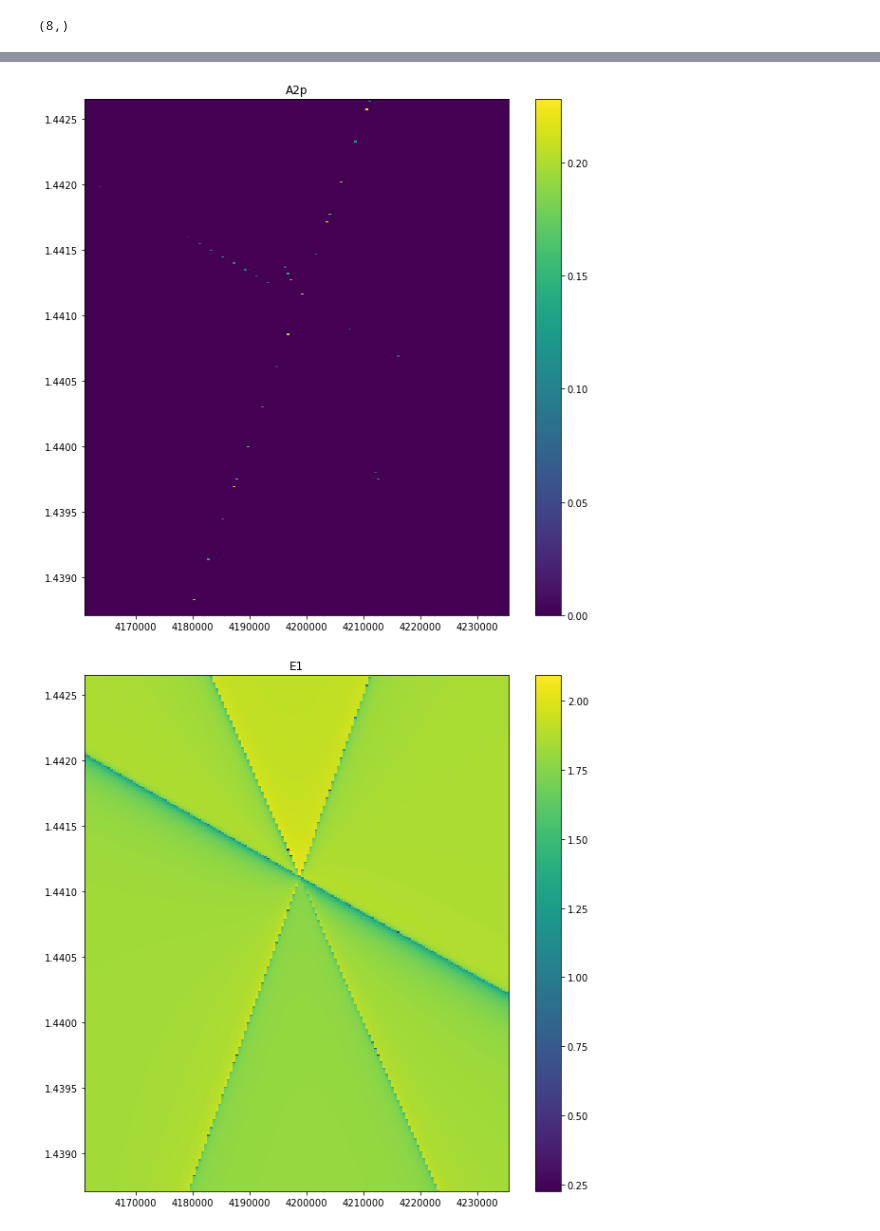
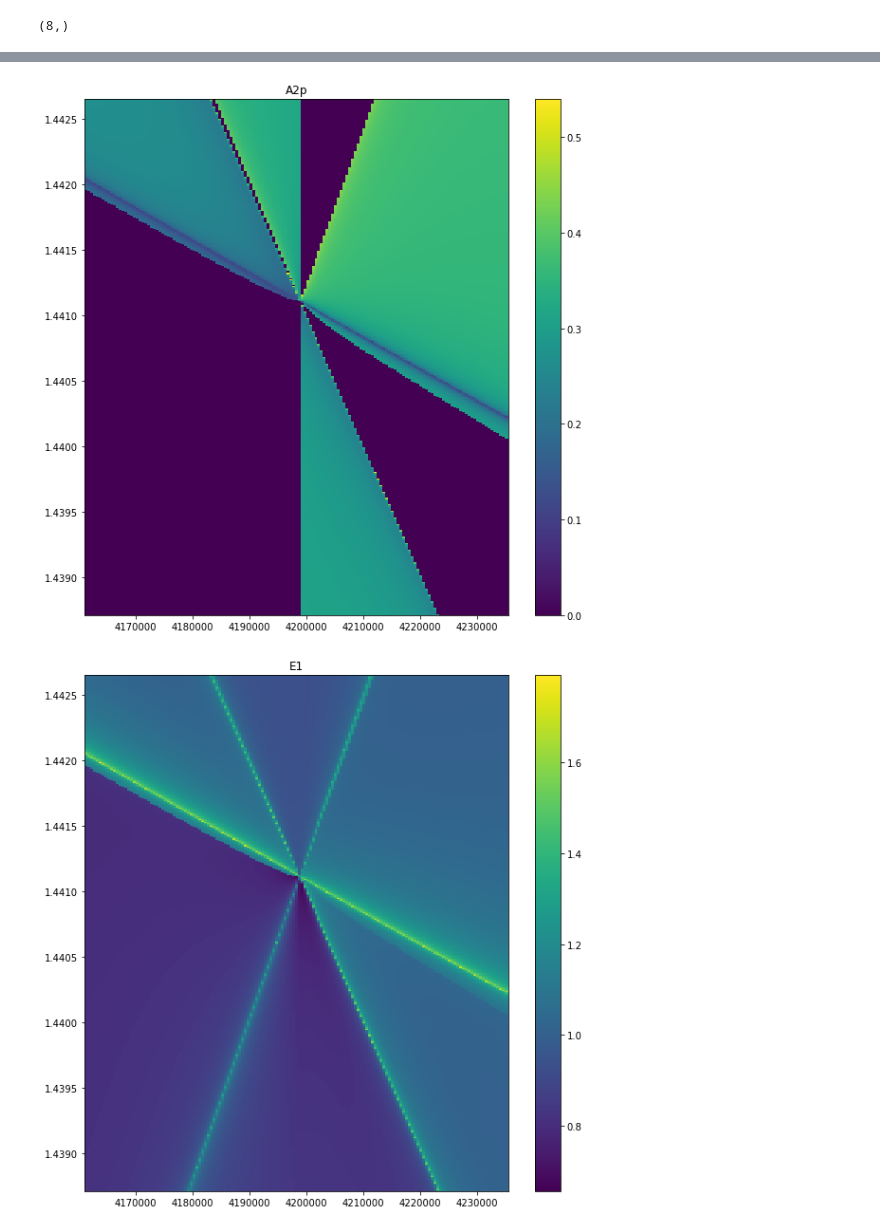
Before and after one commit to texnokrates/qpms-ipynotebooks, a Jupyter notebook: hexlaser/Dispersions-projections.ipynb, the cells around one changed output, grey strips where cells are left out. Cells and saved outputs as stored; diff of their text form; code cells hidden in the pictures.

Commit message:
Fix projector operators in notebooks

```diff
--- a/hexlaser/Dispersions-projections.ipynb
+++ b/hexlaser/Dispersions-projections.ipynb
@@ -384,6 +385,7 @@ for sorder in (-1,):#,-2,-3,-4,-5):
 
     theVprojections_v1 = dict() # non-normalised projector (probably this one is correct)
     theVprojections_v2 = dict() # normalised projector
+    theVprojections_v3 = dict() # normalised projector squared
     reps =  gen_hexlattice_Kpoint_svwf_rep(lMax, 1)
     for repkey, rep in reps.items():
         genvec = np.ones((2,2,nelem))
@@ -392,17 +394,28 @@ for sorder in (-1,):#,-2,-3,-4,-5):
         theVprojections_pre = np.abs(np.sum(theV[:,:,ň,ň,:,:,:] * symproj, axis=(-3,-2,-1))) #[nomega,nk,d,d] # raději kvadrát???
         theVprojections_v1[repkey] = np.sum(theVprojections_pre, axis = (-2,-1))
         theVprojections_v2[repkey] = np.sum(theVprojections_pre / np.sum(symproj*symproj.conj(),axis=(-3,-2,-1)).real,(-2,-1))
+        theVprojections_v3[repkey] = np.sum(theVprojections_pre**2 / np.sum(symproj*symproj.conj(),axis=(-3,-2,-1)).real,(-2,-1))
 
 
-    repkeylist = ['A1p', 'A1pp', 'A2p', 'A2pp', 'E1', 'E2']# list(reps.keys())
+    if TE_or_TM is None:
+        repkeylist = ['A1p', 'A1pp', 'A2p', 'A2pp', 'E1', 'E2']# list(reps.keys())
+    elif TE_or_TM ==0:
+        repkeylist = ['A1p', 'A2p', 'E1',]# list(reps.keys())
+    elif TE_or_TM ==1:
+        repkeylist = ['A1pp', 'A2pp', 'E2']# list(reps.keys())
+    else:
+        raise ValueError('TE_or_TM has wrong value (or has not been set?)')
+
 
     theVprojections_v1_arr = np.empty((nomega,nk,len(repkeylist)), dtype=float)
     theVprojections_v2_arr = np.empty((nomega,nk,len(repkeylist)), dtype=float)
+    theVprojections_v3_arr = np.empty((nomega,nk,len(repkeylist)), dtype=float)
     for i in range(len(repkeylist)):
         theVprojections_v1_arr[:,:,i] = theVprojections_v1[repkeylist[i]]
         theVprojections_v2_arr[:,:,i] = theVprojections_v2[repkeylist[i]]
+        theVprojections_v3_arr[:,:,i] = theVprojections_v3[repkeylist[i]]
 
-    for key in ['A1p', 'A2p', 'E1']:
+    for key in repkeylist:
         plt.figure(figsize=(10,10))
         plt.pcolormesh(ks[:,:,1], freqs[:,:]*hbar/eV, theVprojections_v1[key], )
         plt.title(key)
@@ -412,5 +425,5 @@ for sorder in (-1,):#,-2,-3,-4,-5):
-[figure, old version]
+[figure, new version]
-[figure, old version]
+[figure, new version]
 # %%
 theVprojections_v1_order = np.argsort(theVprojections_v1_arr, axis = -1)
 theVprojections_v2_order = np.argsort(theVprojections_v2_arr, axis = -1)
```
Also changed, not shown: parts of 12 cells of this notebook, 4 other files.
